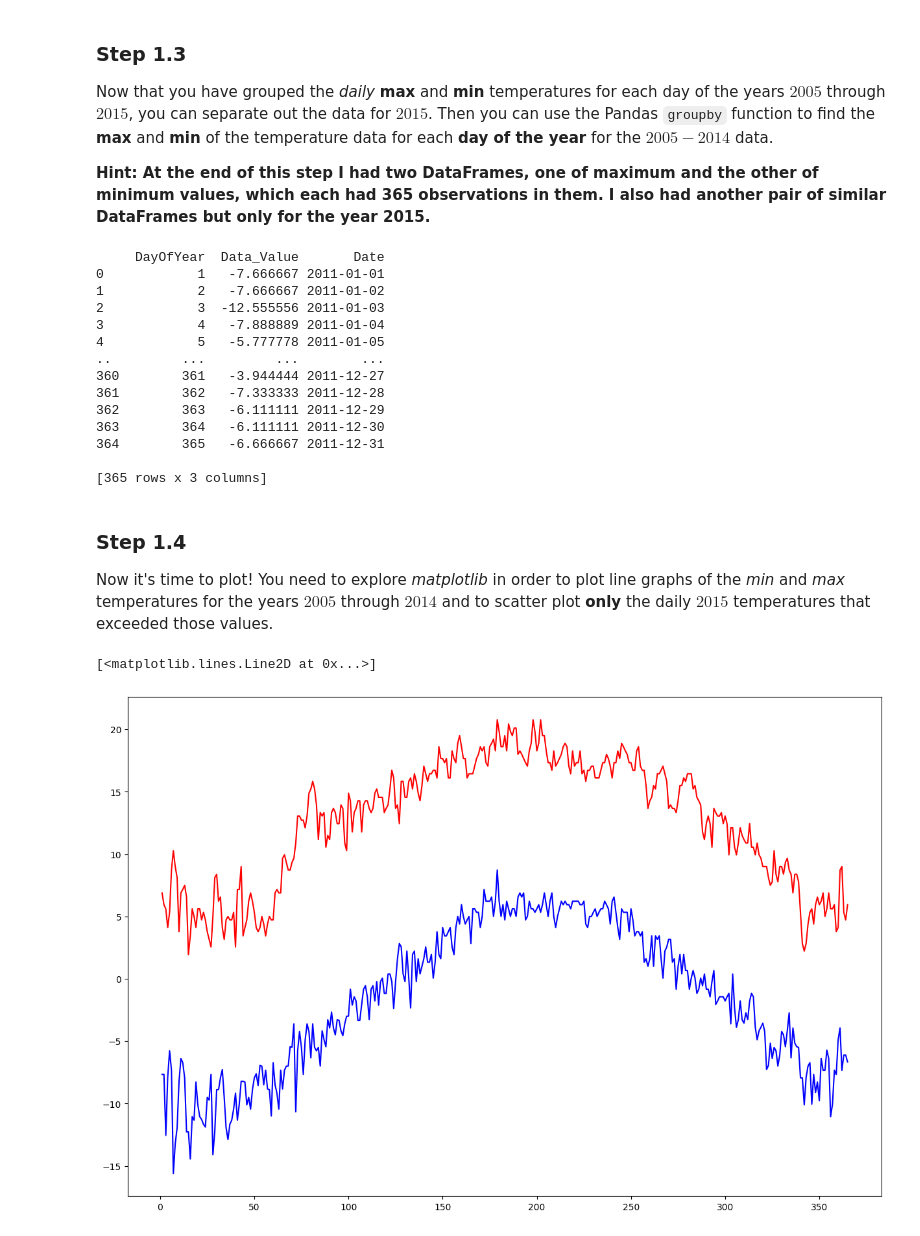
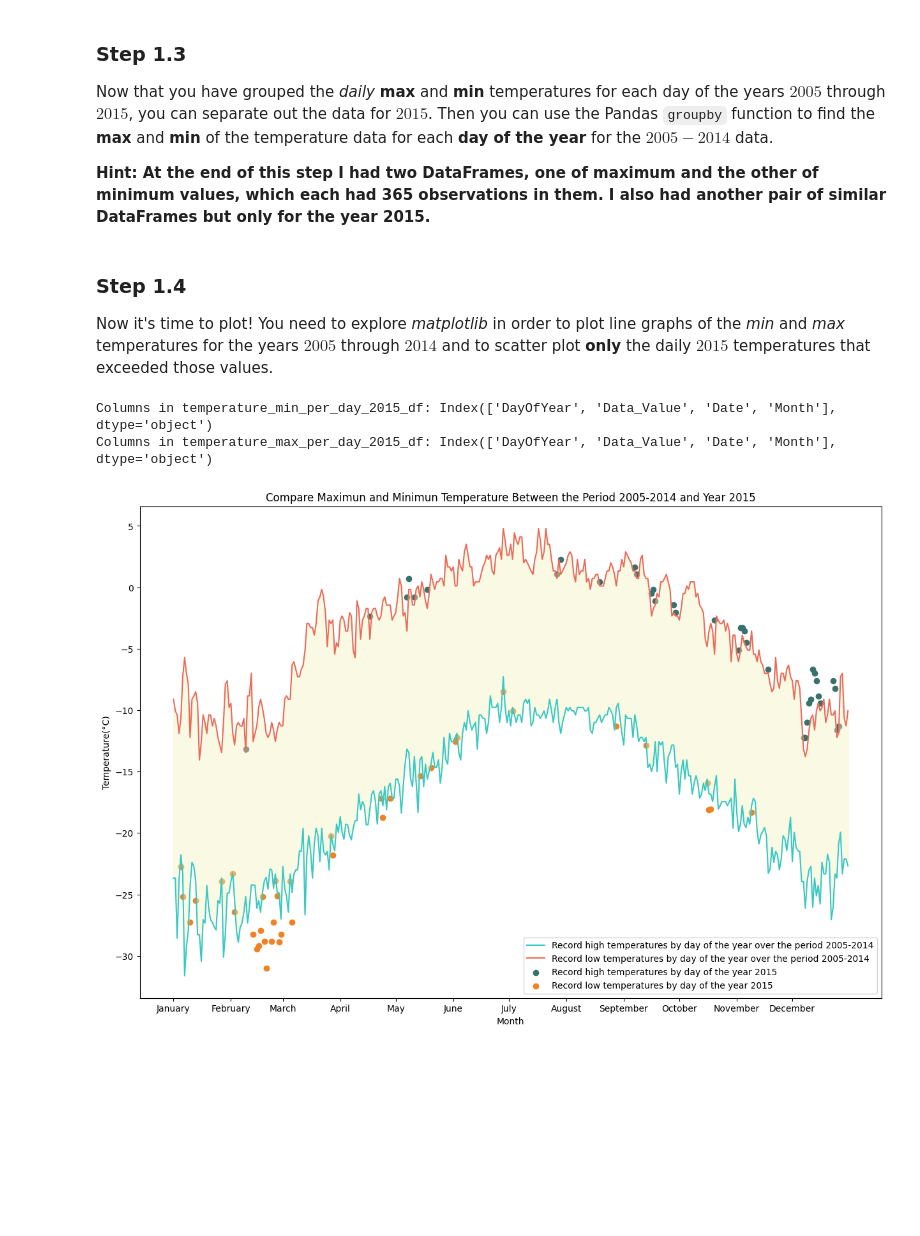
Before and after one commit to sdcelyd/data-_science_introduction, a Jupyter notebook: workshops/Workshop_3.ipynb, the cells around one changed output. Saved outputs shown, nothing was run; the diff lists cells and outputs as text; code cells hidden in the pictures; blank space fills up the shorter version.

```diff
--- a/workshops/Workshop_3.ipynb
+++ b/workshops/Workshop_3.ipynb
@@ -104,6 +114,7 @@ Now that you have grouped the _daily_ __max__ and __min__ temperatures for each
 
 __Hint: At the end of this step I had two DataFrames, one of maximum and the other of minimum values, which each had 365 observations in them. I also had another pair of similar DataFrames but only for the year 2015.__
 # %%
+import calendar
 #separate dates 2005 - 2014
 temperature_max_2005_2014 = temperature_max_per_day_df[temperature_max_per_day_df['Date'].dt.year < 2015]
 temperature_min_2005_2014 = temperature_min_per_day_df[temperature_min_per_day_df['Date'].dt.year < 2015]
@@ -117,50 +128,71 @@ temperature_min_2005_2014["Date"] = temperature_min_2005_2014["Date"].apply(lamb
 # calculate the minimum and maximum values for the day of the year for 2005 through 2014
 temperature_max_2005_2014['DayOfYear'] = temperature_max_2005_2014['Date'].dt.dayofyear
 temperature_max_day_year_df = temperature_max_2005_2014.groupby('DayOfYear')[['Data_Value','Date']].max().reset_index()
+temperature_max_day_year_df['Month'] = temperature_max_day_year_df['Date'].\
+    dt.month.apply(lambda x: calendar.month_name[x])
+
 
 temperature_min_2005_2014['DayOfYear'] = temperature_min_2005_2014['Date'].dt.dayofyear
 temperature_min_day_year_df = temperature_min_2005_2014.groupby('DayOfYear')[['Data_Value','Date']].min().reset_index()
-print(temperature_min_day_year_df)
+temperature_min_day_year_df['Month'] = temperature_min_day_year_df['Date'].\
+    dt.month.apply(lambda x: calendar.month_name[x])
+
 
 # separate dates 2015
-temperature_max_per_day_2015_df = temperature_max_df[temperature_max_df['Date'].dt.year == 2015]
-temperature_min_per_day_2015_df = temperature_min_df[temperature_min_df['Date'].dt.year == 2015]
+temperature_max_per_day_2015_df = temperature_max_per_day_df[temperature_max_per_day_df['Date'].dt.year == 2015]
+temperature_min_per_day_2015_df = temperature_min_per_day_df[temperature_min_per_day_df['Date'].dt.year == 2015]
 
 # calculate the minimum and maximum values for the years 2015
 temperature_max_per_day_2015_df['DayOfYear'] = temperature_max_per_day_2015_df['Date'].dt.dayofyear
 temperature_max_per_day_2015_df = temperature_max_per_day_2015_df.groupby('DayOfYear')[['Data_Value','Date']].max().reset_index()
+temperature_max_per_day_2015_df['Month'] = temperature_max_per_day_2015_df['Date'].\
+    dt.month.apply(lambda x: calendar.month_name[x])
+
+
 
 temperature_min_per_day_2015_df['DayOfYear'] = temperature_min_per_day_2015_df['Date'].dt.dayofyear
 temperature_min_per_day_2015_df = temperature_min_per_day_2015_df.groupby('DayOfYear')[['Data_Value','Date']].min().reset_index()
+temperature_min_per_day_2015_df['Month'] = temperature_min_per_day_2015_df['Date'].\
+    dt.month.apply(lambda x: calendar.month_name[x])
-# %% [output]
-     DayOfYear  Data_Value       Date
-0            1   -7.666667 2011-01-01
-1            2   -7.666667 2011-01-02
-2            3  -12.555556 2011-01-03
-3            4   -7.888889 2011-01-04
-4            5   -5.777778 2011-01-05
-..         ...         ...        ...
-360        361   -3.944444 2011-12-27
-361        362   -7.333333 2011-12-28
-362        363   -6.111111 2011-12-29
-363        364   -6.111111 2011-12-30
-364        365   -6.666667 2011-12-31
-
-[365 rows x 3 columns]
 # %%
 # space for proffessor's tests
 # %% [markdown]
 ### Step 1.4
 
 Now it's time to plot! You need to explore _matplotlib_ in order to plot line graphs of the _min_ and _max_ temperatures for the years $2005$ through $2014$ and to scatter plot __only__ the daily $2015$ temperatures that exceeded those values.
-# %%
-import matplotlib.pyplot as plt
-from calendar import month_abbr
-
-fig = plt.figure(figsize=(15, 10))
-
-plt.plot(temperature_min_day_year_df['DayOfYear'], temperature_min_day_year_df['Data_Value'], linestyle='-', color='b', label='Minimun')
-plt.plot(temperature_max_day_year_df['DayOfYear'], temperature_max_day_year_df['Data_Value'], linestyle='-', color='r', label='Maximum')
-# %% [output]
-[<matplotlib.lines.Line2D at 0x...>]
-[figure, removed]
+# %%
+import matplotlib.pyplot as plt
+from calendar import month_abbr
+
+fig = plt.figure(figsize=(15, 10))
+
+#Graphic lines of temperatures
+plt.plot(temperature_min_day_year_df['DayOfYear'], temperature_min_day_year_df['Data_Value'], linestyle='-',
+         color='#36C9C6', label='Record high temperatures by day of the year over the period 2005-2014')
+plt.plot(temperature_max_day_year_df['DayOfYear'], temperature_max_day_year_df['Data_Value'], linestyle='-',
+         color='#ED6A5A', label='Record low temperatures by day of the year over the period 2005-2014')
+
+#Graphic Months
+temperature_max_day_year_df_unique = temperature_max_day_year_df.drop_duplicates(subset=['Month'])
+plt.xticks(temperature_max_day_year_df_unique['DayOfYear'], temperature_max_day_year_df_unique['Month'])
+
+temperature_min_per_day_2015_df_2 = temperature_min_per_day_2015_df[temperature_min_per_day_2015_df['Data_Value']<temperature_min_day_year_df['Data_Value']]
+temperature_max_per_day_2015_df_2 = temperature_max_per_day_2015_df[temperature_max_per_day_2015_df['Data_Value']>temperature_max_day_year_df['Data_Value']]
+
+plt.scatter(temperature_max_per_day_2015_df_2['DayOfYear'], temperature_max_per_day_2015_df_2['Data_Value'], color='#38726C',label='Record high temperatures by day of the year 2015')
+plt.scatter(temperature_min_per_day_2015_df_2['DayOfYear'], temperature_min_per_day_2015_df_2['Data_Value'], color='#F28123',label='Record low temperatures by day of the year 2015')
+
+plt.fill_between(temperature_min_day_year_df['DayOfYear'], temperature_min_day_year_df['Data_Value'],
+                 temperature_max_day_year_df['Data_Value'], color='#F4F1BB', alpha=0.4)
+
+plt.legend()
+plt.title('Compare Maximun and Minimun Temperature Between the Period 2005-2014 and Year 2015')
+plt.ylabel('Temperature(°C)')
+plt.xlabel('Month')
+
+print('Columns in temperature_min_per_day_2015_df:', temperature_min_per_day_2015_df.columns)
+print('Columns in temperature_max_per_day_2015_df:', temperature_max_per_day_2015_df.columns)
+# %% [output]
+Columns in temperature_min_per_day_2015_df: Index(['DayOfYear', 'Data_Value', 'Date', 'Month'], dtype='object')
+Columns in temperature_max_per_day_2015_df: Index(['DayOfYear', 'Data_Value', 'Date', 'Month'], dtype='object')
+[figure, added]
```
Also changed, not shown: parts of 2 cells of this notebook.
